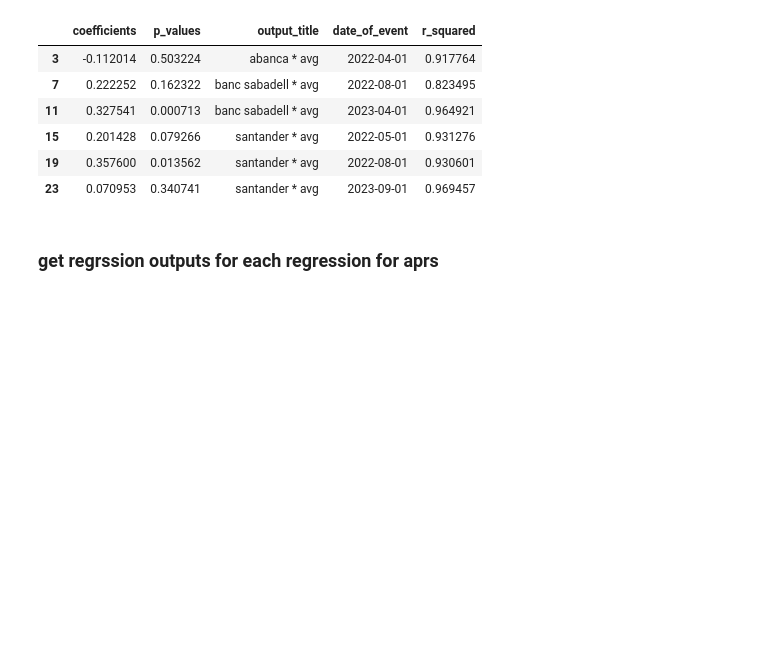
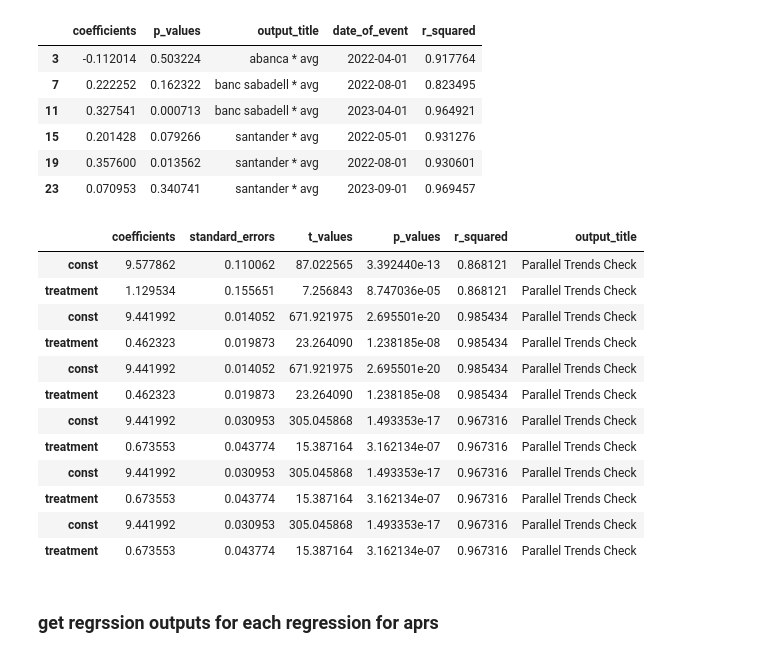
Before and after one commit to agbennett-bse/deloitte_digital_banking, a Jupyter notebook: deloitte_digital_banking/incentives_diff_n_diff.ipynb, the cells around one changed output. Saved outputs shown, nothing was run; the diff lists cells and outputs as text; code cells hidden in the pictures; blank space fills up the shorter version.

```diff
--- a/deloitte_digital_banking/incentives_diff_n_diff.ipynb
+++ b/deloitte_digital_banking/incentives_diff_n_diff.ipynb
@@ -730,6 +787,24 @@ all_incentive_diff_n_diff.loc[all_incentive_diff_n_diff.variable_name == 'treatm
 | 15 | 0.201428 | 0.079266 | santander * avg | 2022-05-01 | 0.931276 |
 | 19 | 0.357600 | 0.013562 | santander * avg | 2022-08-01 | 0.930601 |
 | 23 | 0.070953 | 0.340741 | santander * avg | 2023-09-01 | 0.969457 |
+# %%
+all_parallel_trends_outputs_df = pd.concat(all_parallel_trends_outputs)
+
+all_parallel_trends_outputs_df.loc[all_parallel_trends_outputs_df.p_values < 0.05]
+# %% [output]
+|  | coefficients | standard_errors | t_values | p_values | r_squared | output_title |
+| const | 9.577862 | 0.110062 | 87.022565 | 3.392440e-13 | 0.868121 | Parallel Trends Check |
+| treatment | 1.129534 | 0.155651 | 7.256843 | 8.747036e-05 | 0.868121 | Parallel Trends Check |
+| const | 9.441992 | 0.014052 | 671.921975 | 2.695501e-20 | 0.985434 | Parallel Trends Check |
+| treatment | 0.462323 | 0.019873 | 23.264090 | 1.238185e-08 | 0.985434 | Parallel Trends Check |
+| const | 9.441992 | 0.014052 | 671.921975 | 2.695501e-20 | 0.985434 | Parallel Trends Check |
+| treatment | 0.462323 | 0.019873 | 23.264090 | 1.238185e-08 | 0.985434 | Parallel Trends Check |
+| const | 9.441992 | 0.030953 | 305.045868 | 1.493353e-17 | 0.967316 | Parallel Trends Check |
+| treatment | 0.673553 | 0.043774 | 15.387164 | 3.162134e-07 | 0.967316 | Parallel Trends Check |
+| const | 9.441992 | 0.030953 | 305.045868 | 1.493353e-17 | 0.967316 | Parallel Trends Check |
+| treatment | 0.673553 | 0.043774 | 15.387164 | 3.162134e-07 | 0.967316 | Parallel Trends Check |
+| const | 9.441992 | 0.030953 | 305.045868 | 1.493353e-17 | 0.967316 | Parallel Trends Check |
+| treatment | 0.673553 | 0.043774 | 15.387164 | 3.162134e-07 | 0.967316 | Parallel Trends Check |
 # %% [markdown]
 ### get regrssion outputs for each regression for aprs
 # %%
```
Also changed, not shown: parts of 13 cells of this notebook, 10 other files.
